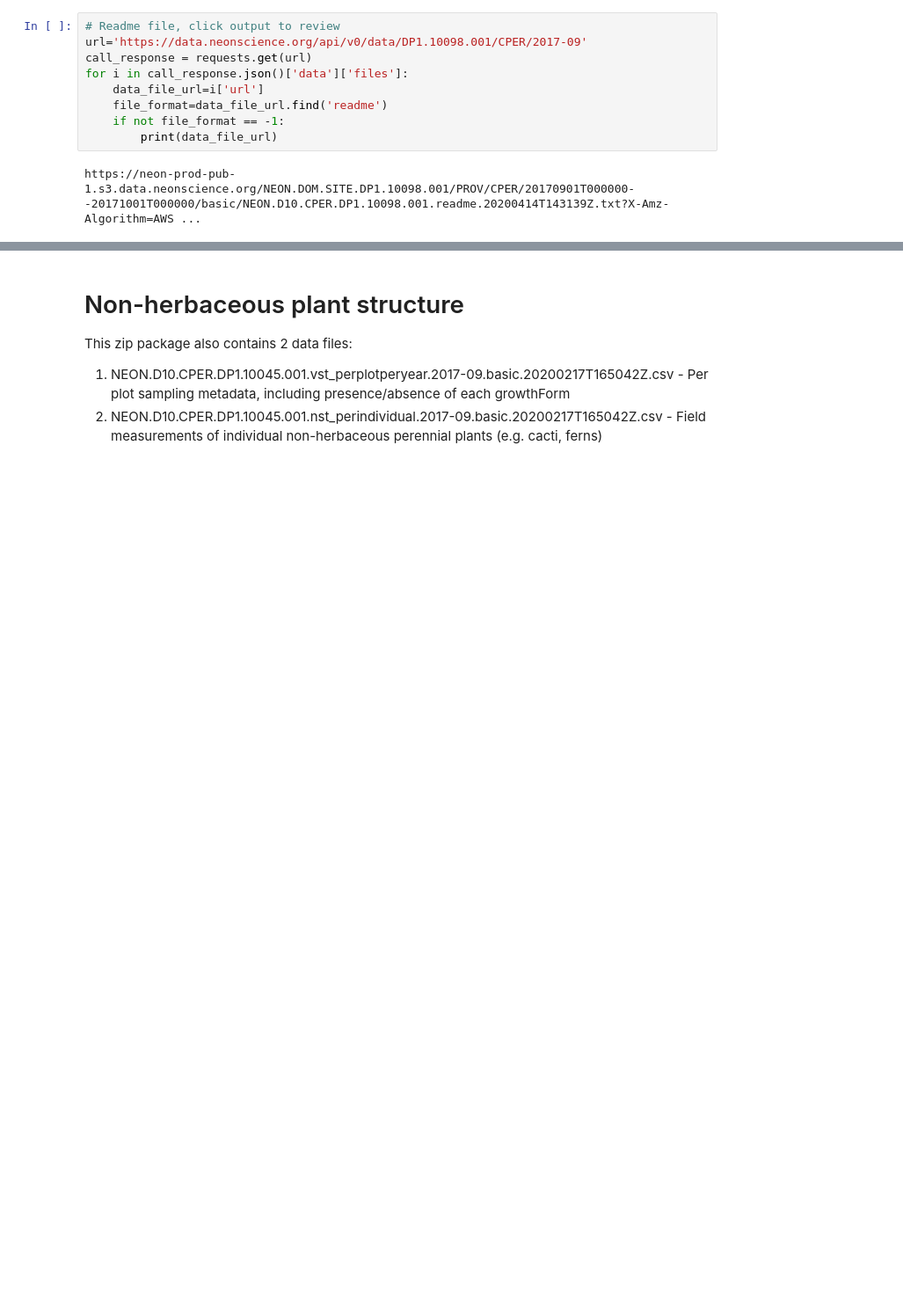
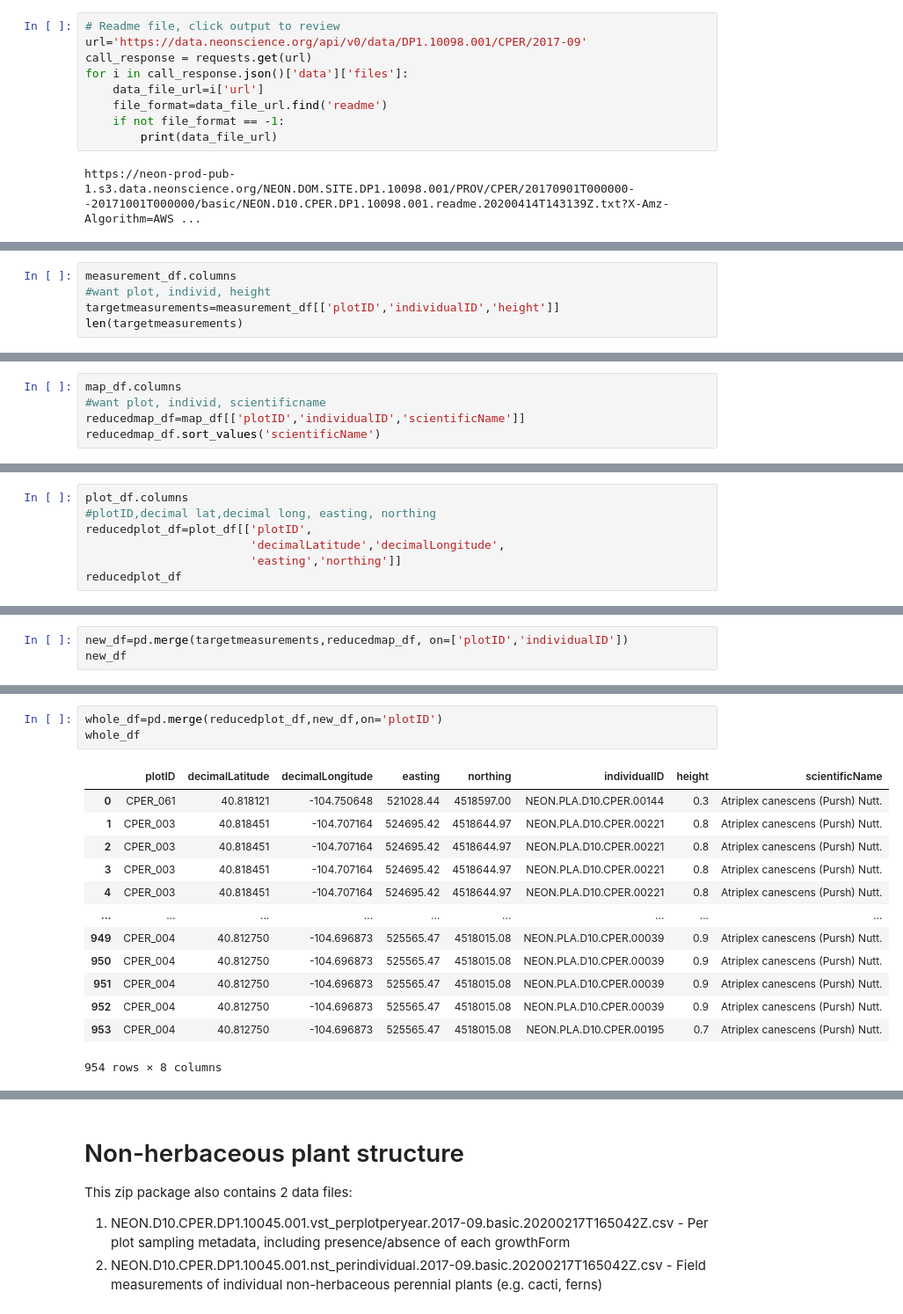
Before and after one commit to kessb/sagebrush-ecosystem-modeling, a Jupyter notebook: scripts/function_scratchscripts.ipynb, the cells around one changed output, grey strips where cells are left out. Shown at 88% size. Saved outputs shown, nothing was run; the diff lists cells and outputs as text; blank space fills up the shorter version.

```diff
--- a/scripts/function_scratchscripts.ipynb
+++ b/scripts/function_scratchscripts.ipynb
@@ -142,0 +210,5 @@ df.loc[df['scientificName'] == 'Atriplex canescens (Pursh) Nutt.']
+# %%
+measurement_df.columns
+#want plot, individ, height
+targetmeasurements=measurement_df[['plotID','individualID','height']]
+len(targetmeasurements)
@@ -142,0 +217,5 @@ df.loc[df['scientificName'] == 'Atriplex canescens (Pursh) Nutt.']
+# %%
+map_df.columns
+#want plot, individ, scientificname
+reducedmap_df=map_df[['plotID','individualID','scientificName']]
+reducedmap_df.sort_values('scientificName')
@@ -142,0 +236,7 @@ df.loc[df['scientificName'] == 'Atriplex canescens (Pursh) Nutt.']
+# %%
+plot_df.columns
+#plotID,decimal lat,decimal long, easting, northing
+reducedplot_df=plot_df[['plotID',
+                        'decimalLatitude','decimalLongitude',
+                        'easting','northing']]
+reducedplot_df
@@ -142,0 +261,3 @@ df.loc[df['scientificName'] == 'Atriplex canescens (Pursh) Nutt.']
+# %%
+new_df=pd.merge(targetmeasurements,reducedmap_df, on=['plotID','individualID'])
+new_df
@@ -142,0 +278,17 @@ df.loc[df['scientificName'] == 'Atriplex canescens (Pursh) Nutt.']
+# %%
+whole_df=pd.merge(reducedplot_df,new_df,on='plotID')
+whole_df
+# %% [output]
+|  | plotID | decimalLatitude | decimalLongitude | easting | northing | individualID | height | scientificName |
+| 0 | CPER_061 | 40.818121 | -104.750648 | 521028.44 | 4518597.00 | NEON.PLA.D10.CPER.00144 | 0.3 | Atriplex canescens (Pursh) Nutt. |
+| 1 | CPER_003 | 40.818451 | -104.707164 | 524695.42 | 4518644.97 | NEON.PLA.D10.CPER.00221 | 0.8 | Atriplex canescens (Pursh) Nutt. |
+| 2 | CPER_003 | 40.818451 | -104.707164 | 524695.42 | 4518644.97 | NEON.PLA.D10.CPER.00221 | 0.8 | Atriplex canescens (Pursh) Nutt. |
+| 3 | CPER_003 | 40.818451 | -104.707164 | 524695.42 | 4518644.97 | NEON.PLA.D10.CPER.00221 | 0.8 | Atriplex canescens (Pursh) Nutt. |
+| 4 | CPER_003 | 40.818451 | -104.707164 | 524695.42 | 4518644.97 | NEON.PLA.D10.CPER.00221 | 0.8 | Atriplex canescens (Pursh) Nutt. |
+| ... | ... | ... | ... | ... | ... | ... | ... | ... |
+| 949 | CPER_004 | 40.812750 | -104.696873 | 525565.47 | 4518015.08 | NEON.PLA.D10.CPER.00039 | 0.9 | Atriplex canescens (Pursh) Nutt. |
+| 950 | CPER_004 | 40.812750 | -104.696873 | 525565.47 | 4518015.08 | NEON.PLA.D10.CPER.00039 | 0.9 | Atriplex canescens (Pursh) Nutt. |
+| 951 | CPER_004 | 40.812750 | -104.696873 | 525565.47 | 4518015.08 | NEON.PLA.D10.CPER.00039 | 0.9 | Atriplex canescens (Pursh) Nutt. |
+| 952 | CPER_004 | 40.812750 | -104.696873 | 525565.47 | 4518015.08 | NEON.PLA.D10.CPER.00039 | 0.9 | Atriplex canescens (Pursh) Nutt. |
+| 953 | CPER_004 | 40.812750 | -104.696873 | 525565.47 | 4518015.08 | NEON.PLA.D10.CPER.00195 | 0.7 | Atriplex canescens (Pursh) Nutt. |
+954 rows × 8 columns
```
Also changed, not shown: parts of 13 cells of this notebook.
